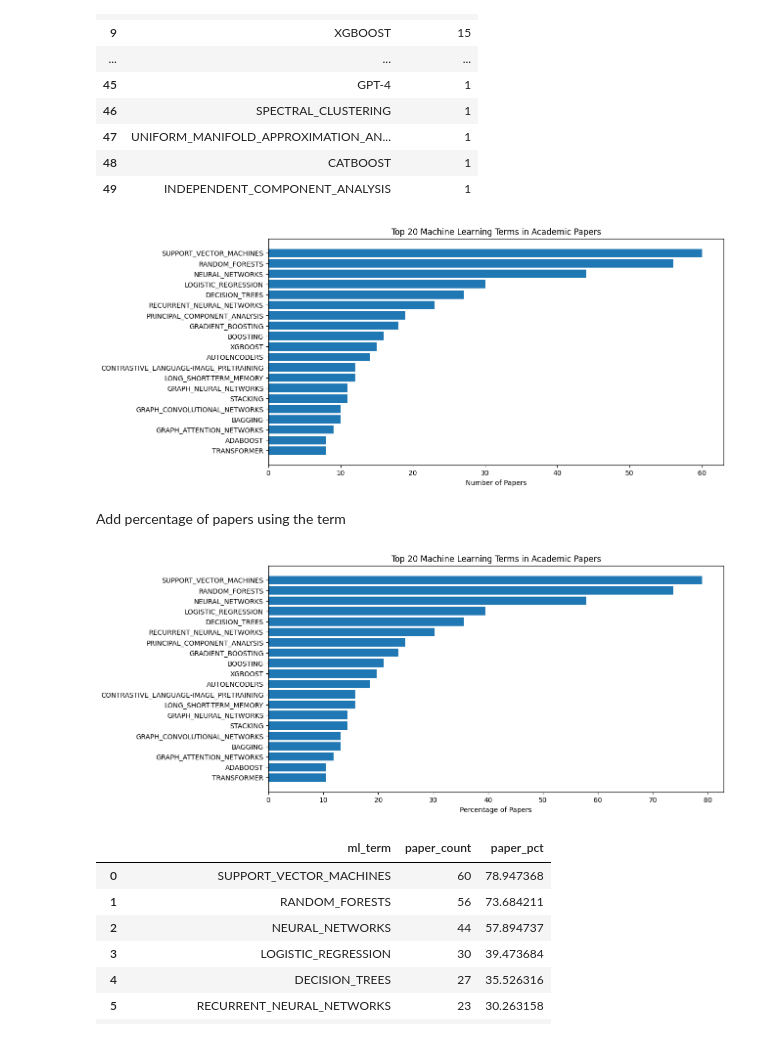
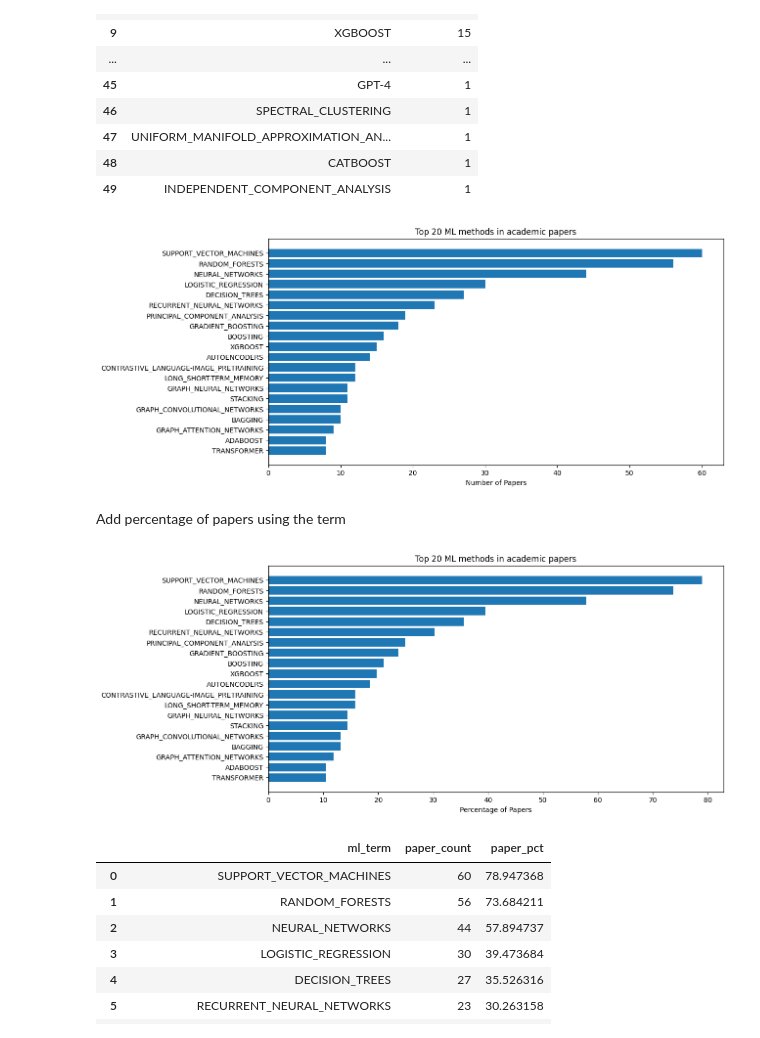
Before and after one commit to seyedrezamirkhani/ml-lncRNA, a Jupyter notebook: src/notebooks/part-03-finding-ML-methods-with-rules/11-analyse-search-results.ipynb, the cells around one changed output. Drawn from its saved outputs; the diff is of its cells as text; code cells hidden in the pictures.

```diff
--- a/src/notebooks/part-03-finding-ML-methods-with-rules/11-analyse-search-results.ipynb
+++ b/src/notebooks/part-03-finding-ML-methods-with-rules/11-analyse-search-results.ipynb
@@ -137,19 +139,19 @@ ml_term_counts_df
 # %%
 import matplotlib.pyplot as plt
 
 # Select the top 20 ML terms
 top_20_ml_terms = ml_term_counts_df.head(20)
 
 # Plot a bar chart
 plt.figure(figsize=(12, 6))
 plt.barh(top_20_ml_terms['ml_term'], top_20_ml_terms['paper_count'])
 plt.xlabel("Number of Papers")
 # plt.ylabel("ML Term")
-plt.title("Top 20 Machine Learning Terms in Academic Papers")
+plt.title("Top 20 ML methods in academic papers")
 plt.gca().invert_yaxis()  # Invert y-axis for better readability
 plt.show()
 # %% [output]
-[figure, old version]
+[figure, new version]
 # %% [markdown]
 Add percentage of papers using the term
 # %%
@@ -165,11 +167,14 @@ plt.figure(figsize=(12, 6))
 plt.barh(top_20_ml_terms['ml_term'], top_20_ml_terms['paper_pct'])
 plt.xlabel("Percentage of Papers")
 # plt.ylabel("ML Term")
-plt.title("Top 20 Machine Learning Terms in Academic Papers")
+plt.title("Top 20 ML methods in academic papers")
 plt.gca().invert_yaxis()  # Invert y-axis for better readability
+# Saving the figure.
+plt.savefig(f"{IMAGE_FOLDER}top_20_ml_methods.png", transparent=True)
+
 plt.show()
 # %% [output]
-[figure, old version]
+[figure, new version]
 # %%
 ml_term_counts_df
 # %% [output]
```
Also changed, not shown: parts of 4 cells of this notebook.
